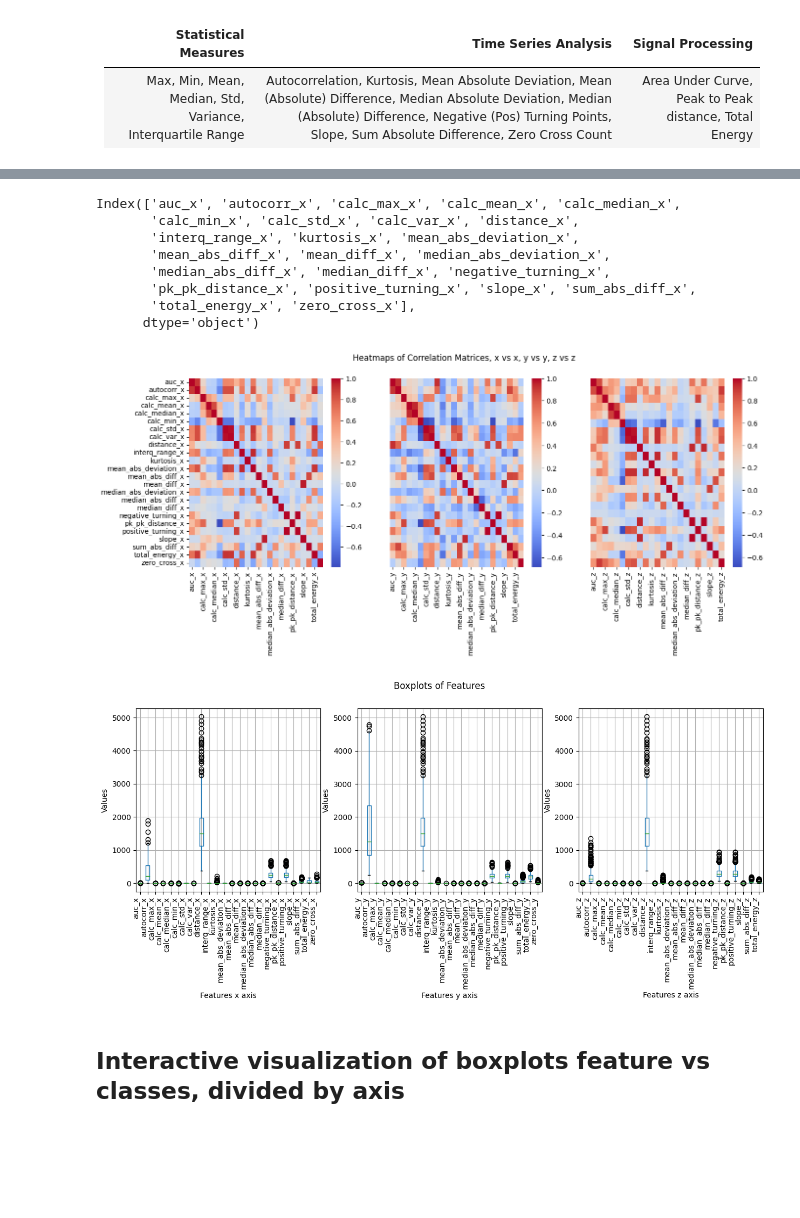
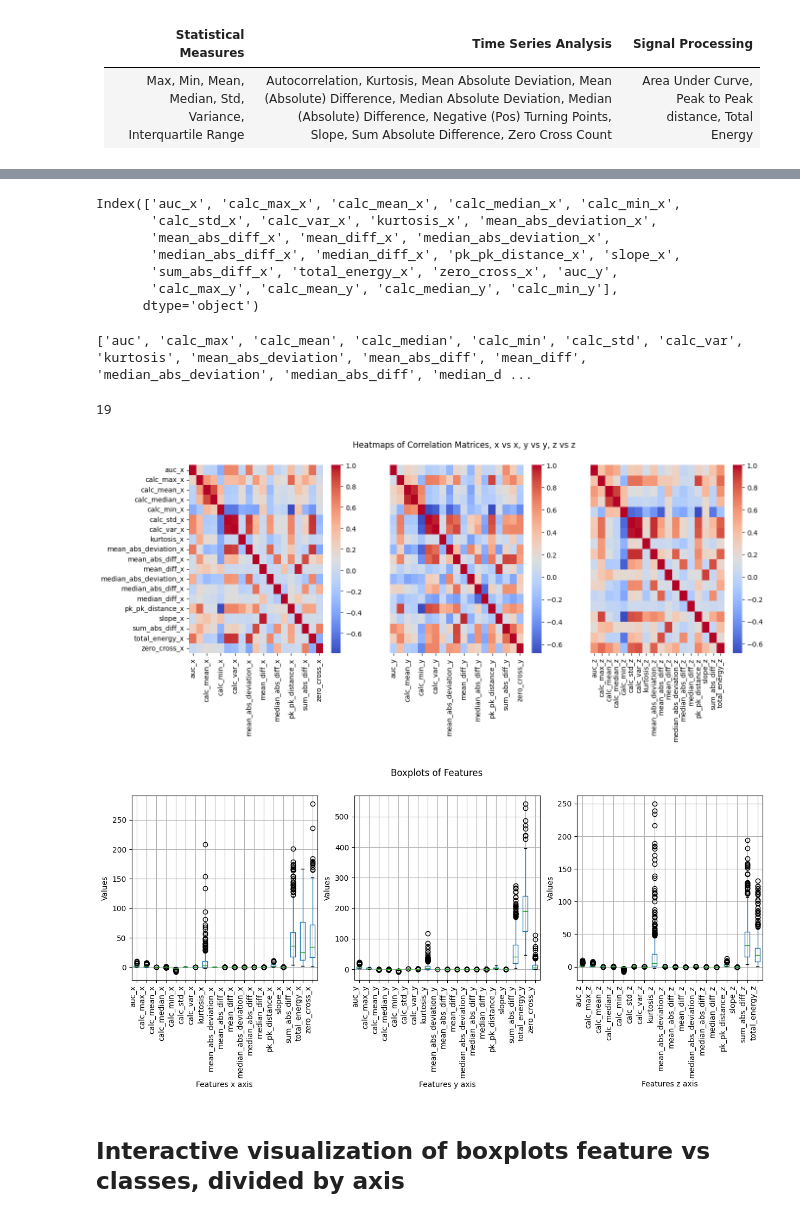
Before and after one commit to SmearyTundra/slhd-challenge, a Jupyter notebook: notebooks/challenge-1-project copy.ipynb, the cells around one changed output, grey strips where cells are left out. Drawn from its saved outputs; the diff is of its cells as text; code cells hidden in the pictures; blank space fills up the shorter version.

```diff
--- a/notebooks/challenge-1-project copy.ipynb
+++ b/notebooks/challenge-1-project copy.ipynb
@@ -23,15 +23,17 @@ data = pd.read_csv('../data/files.csv')
 
 # Loop through each file in the Train2 directory and append the data to df_list
 i = 0
-for filename in os.listdir('../data/Train2'):
+for filename in data['folder']:
     df_list.append(pd.read_csv(os.path.join('../data/Train2',filename),header = None, names = ['x','y','z','time']))
     i = i + 1
 
 # Replace the original class labels with new labels for classification with 3 classes
-labels = data['class'].replace([1,2,3,4,5,6,7,8,9,10],[1,1,1,1,1,2,2,2,3,3])
+# labels = data['class'].replace([1,2,3,4,5,6,7,8,9,10],[1,1,1,1,1,2,2,2,3,3])
+# activities = ['moving', 'falling', 'others']
 
 # Replace the original class labels with new labels for classification with 8 classes
-# data['class'] = data['class'].replace([1,2,3,4,5,6,7,8,9,10],[1,2,3,4,5,6,6,6,7,8])
+labels = data['class'].replace([1,2,3,4,5,6,7,8,9,10],[1,2,3,4,5,6,6,6,7,8])
+activities = ['moving', 'running', 'jumping','walking_down', 'walking_up', 'falling','lying','other']
 # %% [markdown]
 ### Missing values
 We verify that there are no missing values
@@ -184,12 +186,12 @@ Name: time, dtype: float64
 Now that the data is cleaned, let's take a look at the dataset
 # %%
 # Define a color palette
-palette = sns.color_palette('husl', n_colors=3)
+palette = sns.color_palette('husl', n_colors=len(activities))
 
 # Create a color dictionary
-color_dict = dict(zip([1, 2, 3], palette))
+color_dict = dict(zip(range(1,len(activities)+1), palette))
 # Create a figure with three subplots
-fig, axs = plt.subplots(3, 3, figsize=(15, 5))
+fig, axs = plt.subplots(len(activities), 3, figsize=(15, 1.5*len(activities)))
 
 # Plot the data in each subplot
 for i, df in enumerate(df_list):
@@ -201,7 +203,7 @@ for i, df in enumerate(df_list):
 
         axs[0][j].set_title(f'Acceleration vs Time ({["x", "y", "z"][j]} axis)')
 
-    axs[activity_type-1][0].set_ylabel(f'{["Moving", "Falling", "Others"][activity_type-1]}', fontsize=14, rotation=90, labelpad=10)
+    axs[activity_type-1][0].set_ylabel(f'{activities[activity_type-1]}', fontsize=14, rotation=90, labelpad=10)
     axs[activity_type-1][1].set_ylabel('Acceleration')
     axs[activity_type-1][2].set_ylabel('Acceleration')
 # %% [output]
@@ -300,49 +302,57 @@ tsfeat.head()
 # %%
 tsfeat.columns[0:24]
 # %% [output]
-Index(['auc_x', 'autocorr_x', 'calc_max_x', 'calc_mean_x', 'calc_median_x',
-       'calc_min_x', 'calc_std_x', 'calc_var_x', 'distance_x',
-       'interq_range_x', 'kurtosis_x', 'mean_abs_deviation_x',
+Index(['auc_x', 'calc_max_x', 'calc_mean_x', 'calc_median_x', 'calc_min_x',
+       'calc_std_x', 'calc_var_x', 'kurtosis_x', 'mean_abs_deviation_x',
        'mean_abs_diff_x', 'mean_diff_x', 'median_abs_deviation_x',
-       'median_abs_diff_x', 'median_diff_x', 'negative_turning_x',
-       'pk_pk_distance_x', 'positive_turning_x', 'slope_x', 'sum_abs_diff_x',
-       'total_energy_x', 'zero_cross_x'],
+       'median_abs_diff_x', 'median_diff_x', 'pk_pk_distance_x', 'slope_x',
+       'sum_abs_diff_x', 'total_energy_x', 'zero_cross_x', 'auc_y',
+       'calc_max_y', 'calc_mean_y', 'calc_median_y', 'calc_min_y'],
       dtype='object')
 # %%
 # Add the class labels as a new column to the tsfeat dataset
 #tsfeat['class_label']=list(labels)
 # Create a pairplot of the dataset
 #sns.pairplot(tsfeat, hue='class_label')
+# %%
+method_list = [func for func in dir(Features) if callable(getattr(Features, func)) and not func.startswith("__")]
+print(method_list)
+len(method_list)
+# %% [output]
+['auc', 'calc_max', 'calc_mean', 'calc_median', 'calc_min', 'calc_std', 'calc_var', 'kurtosis', 'mean_abs_deviation', 'mean_abs_diff', 'mean_diff', 'median_abs_deviation', 'median_abs_diff', 'median_d ...
+19
 # %%
+method_list = [func for func in dir(Features) if callable(getattr(Features, func)) and not func.startswith("__")]
+
 # Calculate the correlation matrices
-corr_matrix1 = tsfeat.iloc[:, :24].corr()
-corr_matrix2 = tsfeat.iloc[:, 24:48].corr()
-corr_matrix3 = tsfeat.iloc[:, 48:-1].corr()
+corr_matrix1 = tsfeat.iloc[:, :len(method_list)].corr()
+corr_matrix2 = tsfeat.iloc[:, len(method_list):len(method_list)*2].corr()
+corr_matrix3 = tsfeat.iloc[:, len(method_list)*2:-1].corr()
 
 # Create a grid of subplots
 fig, axes = plt.subplots(nrows=1, ncols=3, figsize=(15, 5))
 
 # Create a heatmap in each subplot
 sns.heatmap(corr_matrix1, cmap='coolwarm',  ax=axes[0])
 sns.heatmap(corr_matrix2, cmap='coolwarm',  ax=axes[1], yticklabels=False)
 sns.heatmap(corr_matrix3, cmap='coolwarm',  ax=axes[2], yticklabels=False)
 
 # Set the title of the plot
 fig.suptitle('Heatmaps of Correlation Matrices, x vs x, y vs y, z vs z')
 
 # Show the plot
 plt.show()
 # %% [output]
-[figure, old version]
+[figure, new version]
 # %%
 
 # Create a grid of subplots
 fig, axes = plt.subplots(nrows=1, ncols=3, figsize=(15, 5))
 
 # Create a boxplot in each subplot
-tsfeat.iloc[:, :24].boxplot(ax=axes[0])
-tsfeat.iloc[:, 24:48].boxplot(ax=axes[1])
-tsfeat.iloc[:, 48:-1].boxplot(ax=axes[2])
+tsfeat.iloc[:, :len(method_list)].boxplot(ax=axes[0])
+tsfeat.iloc[:, len(method_list):len(method_list)*2].boxplot(ax=axes[1])
+tsfeat.iloc[:, len(method_list)*2:-1].boxplot(ax=axes[2])
 
 # Set the labels and title of the plot
 fig.suptitle('Boxplots of Features')
@@ -357,7 +367,7 @@ fig.autofmt_xdate(rotation=90)
 # Show the plot
 plt.show()
 # %% [output]
-[figure, old version]
+[figure, new version]
 # %% [markdown]
 ## Interactive visualization of boxplots feature vs classes, divided by axis
 # %%
```
Also changed, not shown: parts of 11 cells of this notebook, 3 other files.
